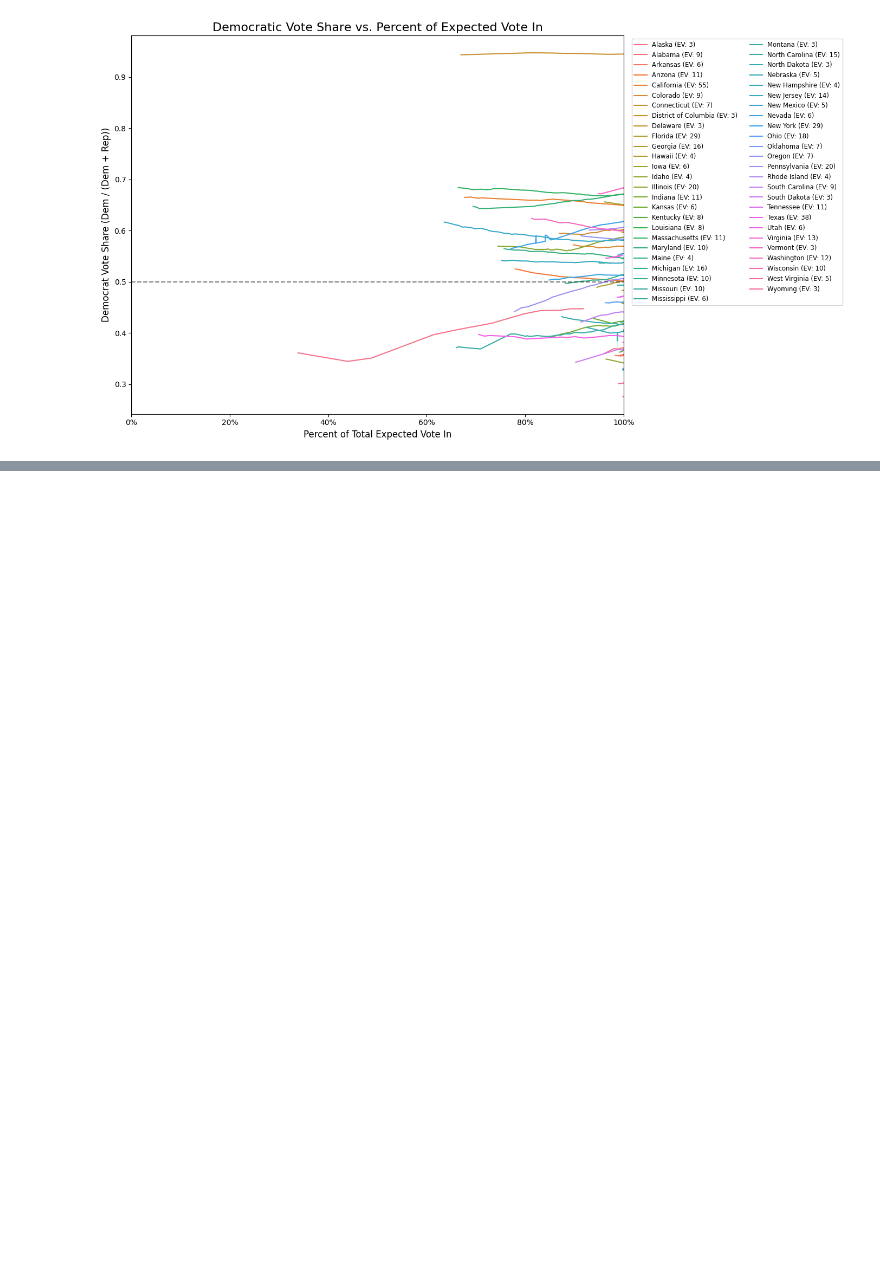
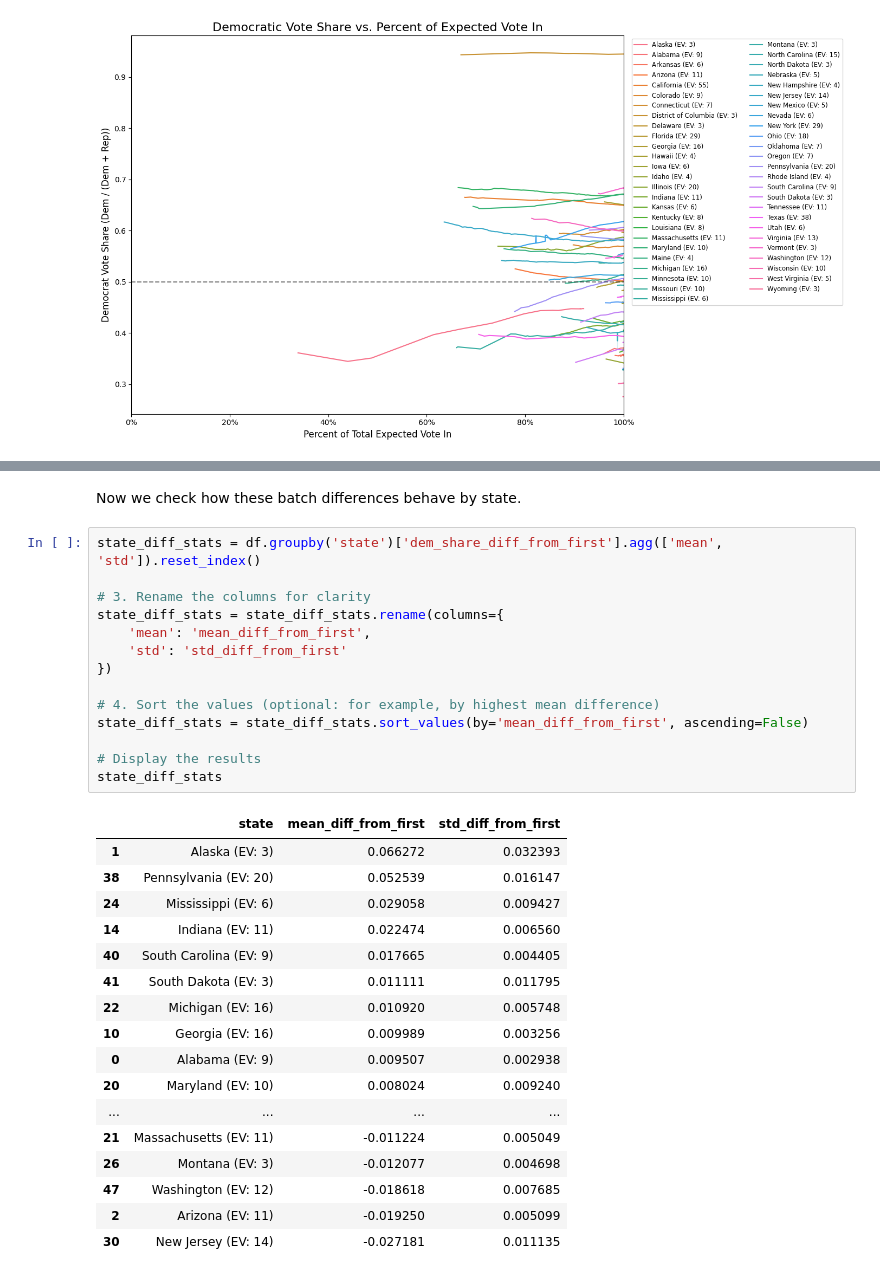
Before and after one commit to rickyrojas311/realtimeElectionForecasting, a Jupyter notebook: pres_data/preprocessing.ipynb, the cells around one changed output, grey strips where cells are left out. Drawn from its saved outputs; the diff is of its cells as text; blank space fills up the shorter version.

```diff
--- a/pres_data/preprocessing.ipynb
+++ b/pres_data/preprocessing.ipynb
@@ -151,0 +189,34 @@ plt.show()
+# %% [markdown]
+Now we check how these batch differences behave by state.
+# %%
+state_diff_stats = df.groupby('state')['dem_share_diff_from_first'].agg(['mean', 'std']).reset_index()
+
+# 3. Rename the columns for clarity
+state_diff_stats = state_diff_stats.rename(columns={
+    'mean': 'mean_diff_from_first',
+    'std': 'std_diff_from_first'
+})
+
+# 4. Sort the values (optional: for example, by highest mean difference)
+state_diff_stats = state_diff_stats.sort_values(by='mean_diff_from_first', ascending=False)
+
+# Display the results
+state_diff_stats
+# %% [output]
+|  | state | mean_diff_from_first | std_diff_from_first |
+| 1 | Alaska (EV: 3) | 0.066272 | 0.032393 |
+| 38 | Pennsylvania (EV: 20) | 0.052539 | 0.016147 |
+| 24 | Mississippi (EV: 6) | 0.029058 | 0.009427 |
+| 14 | Indiana (EV: 11) | 0.022474 | 0.006560 |
+| 40 | South Carolina (EV: 9) | 0.017665 | 0.004405 |
+| 41 | South Dakota (EV: 3) | 0.011111 | 0.011795 |
+| 22 | Michigan (EV: 16) | 0.010920 | 0.005748 |
+| 10 | Georgia (EV: 16) | 0.009989 | 0.003256 |
+| 0 | Alabama (EV: 9) | 0.009507 | 0.002938 |
+| 20 | Maryland (EV: 10) | 0.008024 | 0.009240 |
+| ... | ... | ... | ... |
+| 21 | Massachusetts (EV: 11) | -0.011224 | 0.005049 |
+| 26 | Montana (EV: 3) | -0.012077 | 0.004698 |
+| 47 | Washington (EV: 12) | -0.018618 | 0.007685 |
+| 2 | Arizona (EV: 11) | -0.019250 | 0.005099 |
+| 30 | New Jersey (EV: 14) | -0.027181 | 0.011135 |
```
Also changed, not shown: parts of 6 cells of this notebook.
